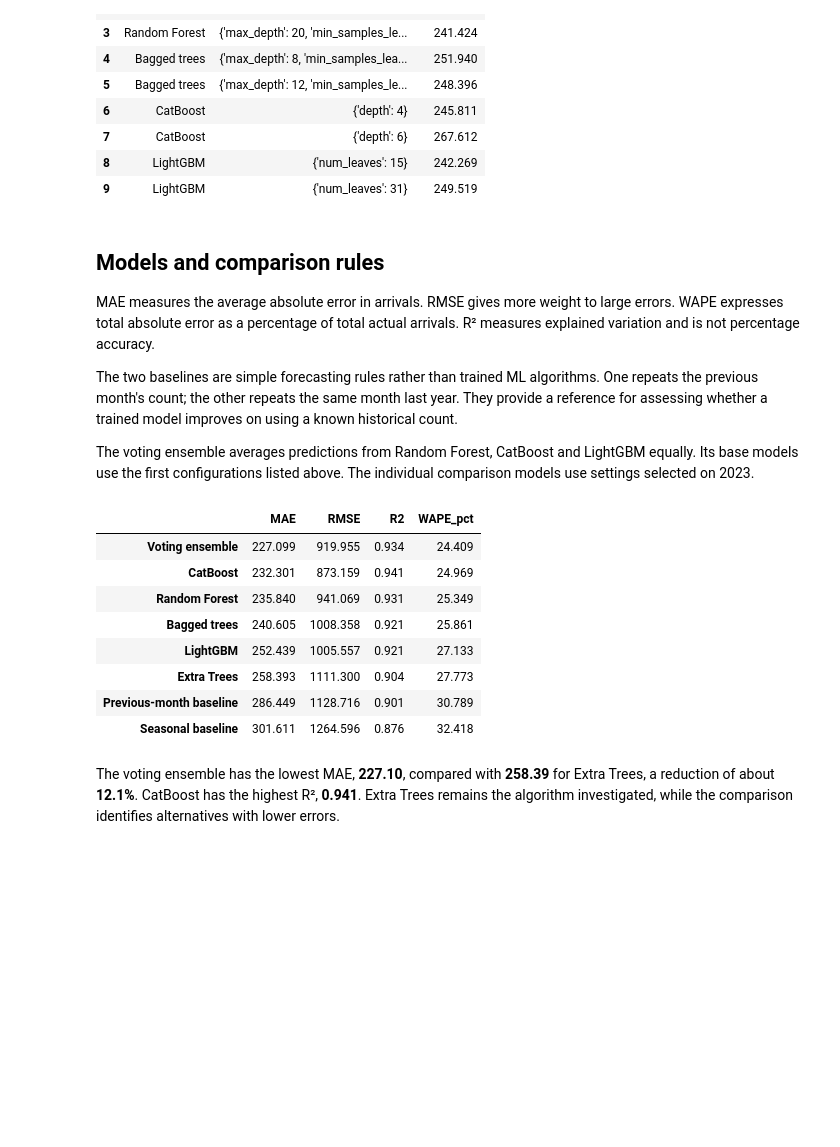
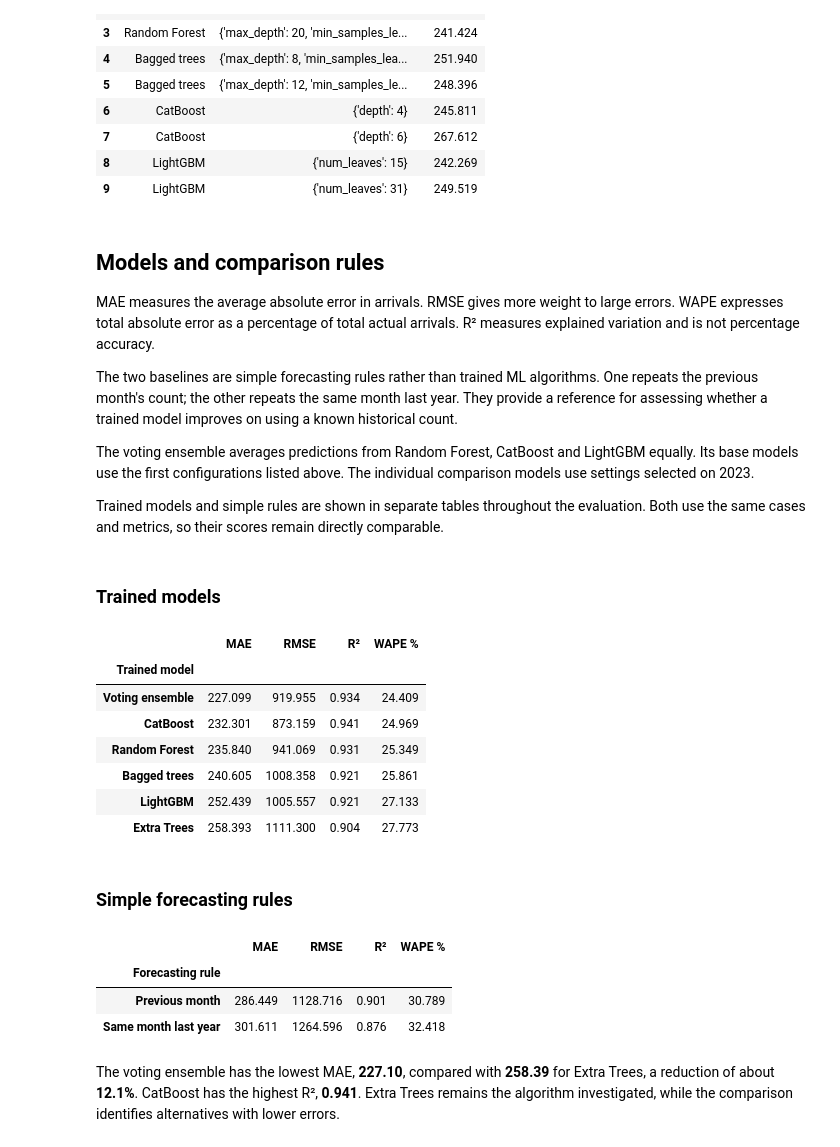
Before and after one commit to sbuhary/sri-lanka-tourism-forecast, a Jupyter notebook: notebooks/Tourism_Arrivals_Analysis.ipynb, the cells around one changed output. Drawn from its saved outputs; the diff is of its cells as text; code cells hidden in the pictures; blank space fills up the shorter version.

Commit message:
Separate trained model scores from simple forecasting rules

```diff
--- a/notebooks/Tourism_Arrivals_Analysis.ipynb
+++ b/notebooks/Tourism_Arrivals_Analysis.ipynb
@@ -201,42 +201,63 @@ MAE measures the average absolute error in arrivals. RMSE gives more weight to l
 The two baselines are simple forecasting rules rather than trained ML algorithms. One repeats the previous month's count; the other repeats the same month last year. They provide a reference for assessing whether a trained model improves on using a known historical count.
 
 The voting ensemble averages predictions from Random Forest, CatBoost and LightGBM equally. Its base models use the first configurations listed above. The individual comparison models use settings selected on 2023.
+
+Trained models and simple rules are shown in separate tables throughout the evaluation. Both use the same cases and metrics, so their scores remain directly comparable.
 # %%
 def fit_models(training):
     fitted = {name: make_model(name, settings).fit(model_inputs(name, training), training.Arrivals)
               for name, settings in selected.items()}
     fitted['Voting ensemble'] = {
         name: make_model(name, options[name][0]).fit(model_inputs(name, training), training.Arrivals)
         for name in ['Random Forest', 'CatBoost', 'LightGBM']}
     return fitted
 
 
 def compare_models(fitted, frame):
     estimates = {name: predict_model(name, model, frame) for name, model in fitted.items()}
     estimates['Previous-month baseline'] = frame.lag_1.to_numpy()
     estimates['Seasonal baseline'] = frame.lag_12.to_numpy()
     return pd.DataFrame({name: calculate_scores(frame.Arrivals, prediction)
                          for name, prediction in estimates.items()}).T.sort_values('MAE')
 
 
+def show_comparison(scores, decimals=3):
+    rule_names = ['Previous-month baseline', 'Seasonal baseline']
+    trained = scores.loc[~scores.index.isin(rule_names)].copy()
+    rules = scores.loc[scores.index.isin(rule_names)].copy()
+    trained.index.name = 'Trained model'
+    rules = rules.rename(index={'Previous-month baseline': 'Previous month',
+                                'Seasonal baseline': 'Same month last year'})
+    rules.index.name = 'Forecasting rule'
+    display(Markdown('### Trained models'))
+    display(trained.rename(columns={'R2': 'R²', 'WAPE_pct': 'WAPE %'}).round(decimals))
+    display(Markdown('### Simple forecasting rules'))
+    display(rules.rename(columns={'R2': 'R²', 'WAPE_pct': 'WAPE %'}).round(decimals))
+
+
 models = fit_models(train_data)
 comparison = compare_models(models, validation_data)
 chosen_name = 'Extra Trees'
-display(comparison.round(3))
+show_comparison(comparison)
 
 
 def predict_arrivals(frame):
     return predict_model(chosen_name, models[chosen_name], frame)
 # %% [output]
+### Trained models
-|  | MAE | RMSE | R2 | WAPE_pct |
+|  | MAE | RMSE | R² | WAPE % |
+| Trained model |  |  |  |  |
 | Voting ensemble | 227.099 | 919.955 | 0.934 | 24.409 |
 | CatBoost | 232.301 | 873.159 | 0.941 | 24.969 |
 | Random Forest | 235.840 | 941.069 | 0.931 | 25.349 |
 | Bagged trees | 240.605 | 1008.358 | 0.921 | 25.861 |
 | LightGBM | 252.439 | 1005.557 | 0.921 | 27.133 |
 | Extra Trees | 258.393 | 1111.300 | 0.904 | 27.773 |
-| Previous-month baseline | 286.449 | 1128.716 | 0.901 | 30.789 |
-| Seasonal baseline | 301.611 | 1264.596 | 0.876 | 32.418 |
+### Simple forecasting rules
+|  | MAE | RMSE | R² | WAPE % |
+| Forecasting rule |  |  |  |  |
+| Previous month | 286.449 | 1128.716 | 0.901 | 30.789 |
+| Same month last year | 301.611 | 1264.596 | 0.876 | 32.418 |
 # %% [markdown]
 The voting ensemble has the lowest MAE, **227.10**, compared with **258.39** for Extra Trees, a reduction of about **12.1%**. CatBoost has the highest R², **0.941**. Extra Trees remains the algorithm investigated, while the comparison identifies alternatives with lower errors.
 # %% [markdown]
```
Also changed, not shown: parts of 3 cells of this notebook.
